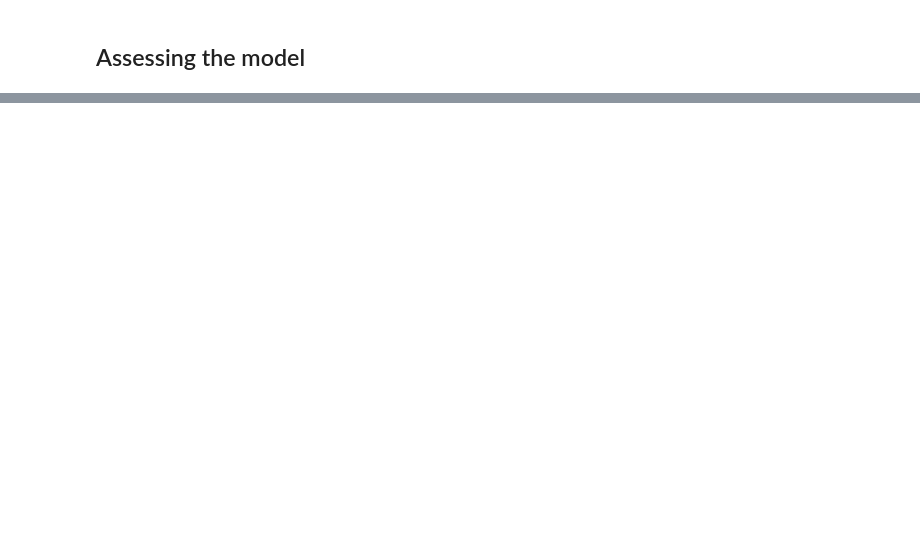
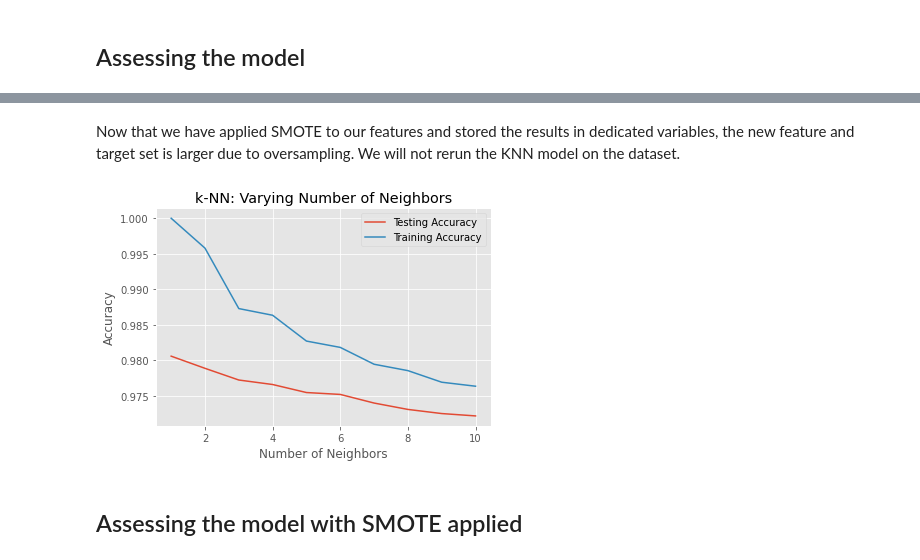
Before and after one commit to NASAResearchProject/NASA_Project, a Jupyter notebook: Machine Learning/K_Nearest_Neighbors.ipynb, the cells around one changed output, grey strips where cells are left out. Drawn from its saved outputs; the diff is of its cells as text; code cells hidden in the pictures; blank space fills up the shorter version.

```diff
--- a/Machine Learning/K_Nearest_Neighbors.ipynb
+++ b/Machine Learning/K_Nearest_Neighbors.ipynb
@@ -6,7 +6,7 @@ import matplotlib.pyplot as plt
 plt.style.use('ggplot')
 
 # import dataset
-DR_df = pd.read_csv("../Resources/DR_complete_clean.csv")
+DR_df = pd.read_csv("../Resources/DR_complete_clean_scaled.csv")
 DR_df.head()
 # %% [output]
 |  | class_ | u_ | g_ | r_ | i_ | z_ | redshift_ |
@@ -91,0 +130,15 @@ print(classification_report(y_test, y_pred))
+# %%
+from imblearn.over_sampling import SMOTE
+
+sm = SMOTE(random_state=42)
+
+X = DR_df.drop('class_', axis=1) # independent features
+y = DR_df['class_'] # Target
+
+X_sm, y_sm = sm.fit_resample(X, y)
+
+print(f'''Shape of X before SMOTE: {X.shape}
+Shape of X after SMOTE: {X_sm.shape}''')
+
+print('\nBalance of positive and negative classes (%):')
+y_sm.value_counts(normalize=True) * 100
@@ -91,0 +154,34 @@ print(classification_report(y_test, y_pred))
+# %% [markdown]
+Now that we have applied SMOTE to our features and stored the results in dedicated variables, the new feature and target set is larger due to oversampling. We will not rerun the KNN model on the dataset.
+# %%
+X_train, X_test, y_train, y_test = train_test_split(X_sm, y_sm, test_size=0.3, random_state=21, stratify=y_sm)
+
+# Setup arrays to store train and test accuracies
+neighbors = np.arange(1, 11)
+train_accuracy = np.empty(len(neighbors))
+test_accuracy = np.empty(len(neighbors))
+
+# Loop over different values of k
+for i, k in enumerate(neighbors):
+    # Setup a k-NN Classifier with k neighbors: knn
+    knn = KNC(n_neighbors=k)
+
+    # Fit the classifier to the training data
+    knn.fit(X_train, y_train)
+
+    #Compute accuracy on the training set
+    train_accuracy[i] = knn.score(X_train, y_train)
+
+    #Compute accuracy on the testing set
+    test_accuracy[i] = knn.score(X_test, y_test)
+
+# Generate plot
+plt.title('k-NN: Varying Number of Neighbors')
+plt.plot(neighbors, test_accuracy, label = 'Testing Accuracy')
+plt.plot(neighbors, train_accuracy, label = 'Training Accuracy')
+plt.legend()
+plt.xlabel('Number of Neighbors')
+plt.ylabel('Accuracy')
+plt.show()
+# %% [output]
+[figure, added]
@@ -91,0 +192,2 @@ print(classification_report(y_test, y_pred))
+# %% [markdown]
+## Assessing the model with SMOTE applied
```
Also changed, not shown: parts of 10 cells of this notebook, 1 other file.
